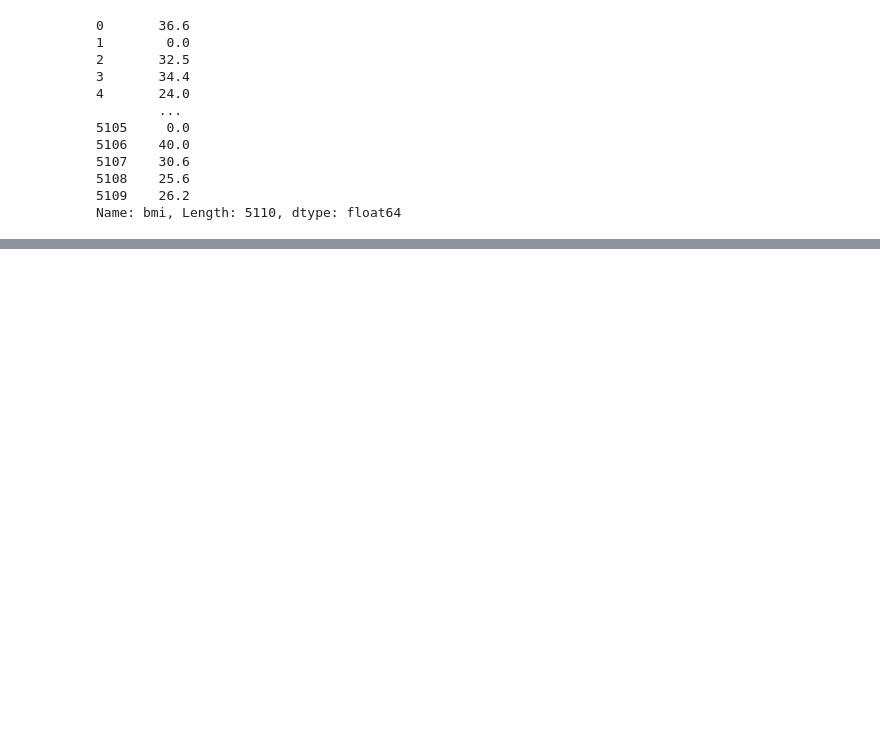
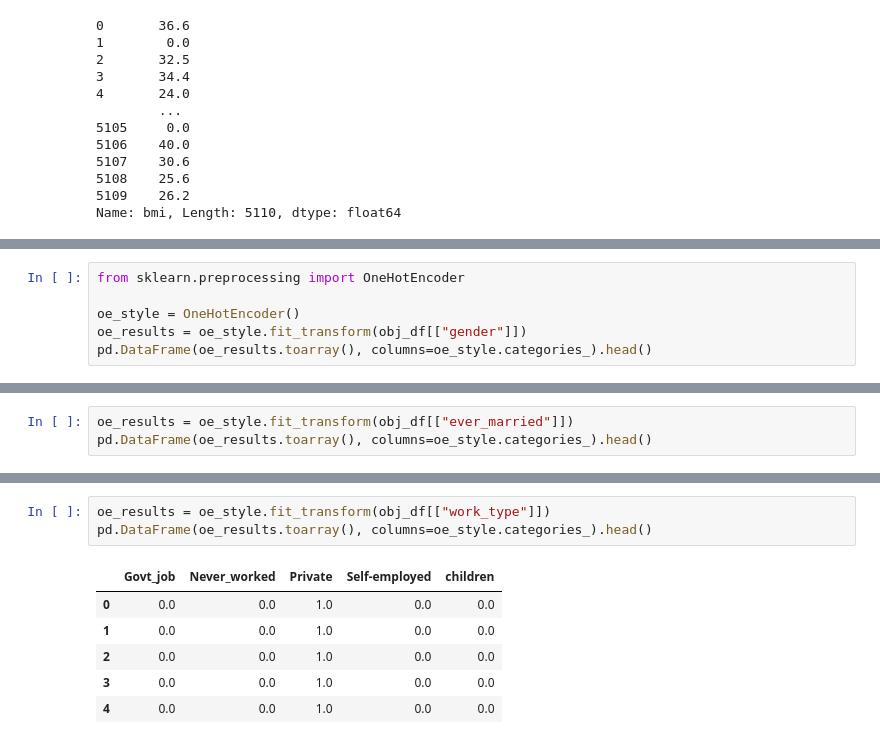
Before and after one commit to aditya-dax/Training, a Jupyter notebook: Data Science/Data_Analytics/Python Data Visualization Feature Engineering .ipynb, the cells around one changed output, grey strips where cells are left out. Saved outputs shown, nothing was run; the diff lists cells and outputs as text; blank space fills up the shorter version.

Commit message:
Added Data Analytics answers

```diff
--- a/Data Science/Data_Analytics/Python Data Visualization Feature Engineering .ipynb
+++ b/Data Science/Data_Analytics/Python Data Visualization Feature Engineering .ipynb
@@ -115,0 +240,6 @@ Question 4. BMI:
+# %%
+from sklearn.preprocessing import OneHotEncoder
+
+oe_style = OneHotEncoder()
+oe_results = oe_style.fit_transform(obj_df[["gender"]])
+pd.DataFrame(oe_results.toarray(), columns=oe_style.categories_).head()
@@ -115,0 +253,3 @@ Question 4. BMI:
+# %%
+oe_results = oe_style.fit_transform(obj_df[["ever_married"]])
+pd.DataFrame(oe_results.toarray(), columns=oe_style.categories_).head()
@@ -115,0 +263,10 @@ Question 4. BMI:
+# %%
+oe_results = oe_style.fit_transform(obj_df[["work_type"]])
+pd.DataFrame(oe_results.toarray(), columns=oe_style.categories_).head()
+# %% [output]
+|  | Govt_job | Never_worked | Private | Self-employed | children |
+| 0 | 0.0 | 0.0 | 1.0 | 0.0 | 0.0 |
+| 1 | 0.0 | 0.0 | 1.0 | 0.0 | 0.0 |
+| 2 | 0.0 | 0.0 | 1.0 | 0.0 | 0.0 |
+| 3 | 0.0 | 0.0 | 1.0 | 0.0 | 0.0 |
+| 4 | 0.0 | 0.0 | 1.0 | 0.0 | 0.0 |
```
Also changed, not shown: parts of 17 cells of this notebook.
